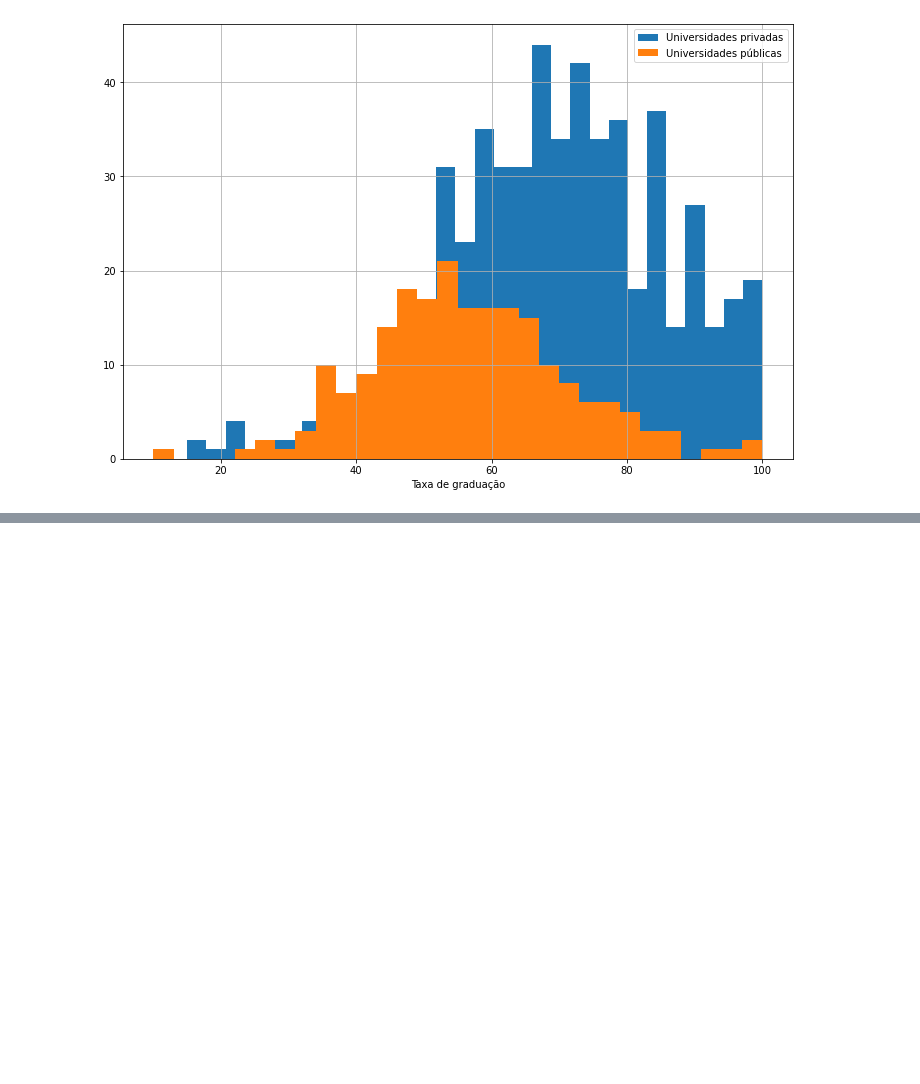
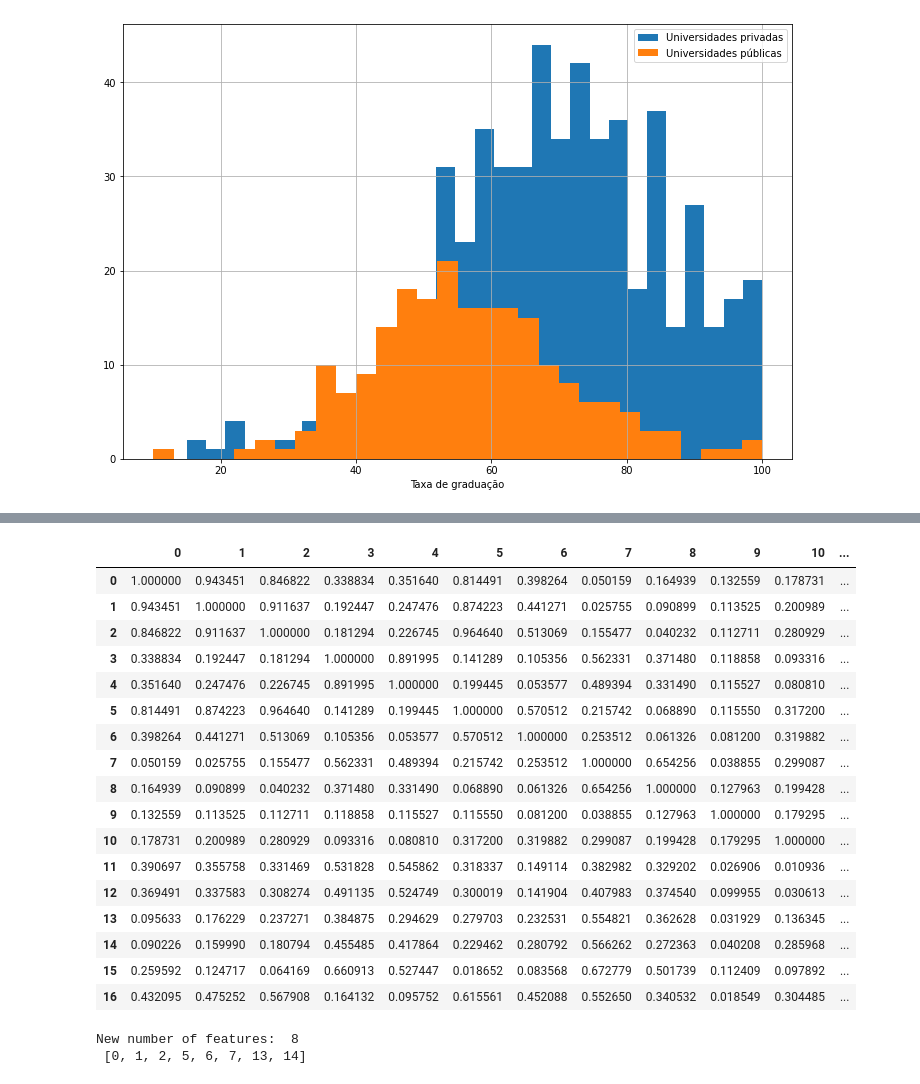
Before and after one commit to jc-costa/Aprendizagem-de-Maquina-SI, a Jupyter notebook: Mini-projeto Kmeans/K-means-College.ipynb, the cells around one changed output, grey strips where cells are left out. Cells and saved outputs as stored; diff of their text form; code cells hidden in the pictures; blank space fills up the shorter version.

```diff
--- a/Mini-projeto Kmeans/K-means-College.ipynb
+++ b/Mini-projeto Kmeans/K-means-College.ipynb
@@ -133,0 +191,25 @@ Com esssa primeira instância do K-means, com o K = 2, não obtivemos resultados
+# %%
+data_fa = np.concatenate((X,y[:,None]), axis=1)
+# %%
+df = pd.DataFrame(data_fa)
+corr = abs(df.corr())
+corr.style.background_gradient(cmap='coolwarm')
+# %% [output]
+|  | 0 | 1 | 2 | 3 | 4 | 5 | 6 | 7 | 8 | 9 | 10 | ... |
+| 0 | 1.000000 | 0.943451 | 0.846822 | 0.338834 | 0.351640 | 0.814491 | 0.398264 | 0.050159 | 0.164939 | 0.132559 | 0.178731 | ... |
+| 1 | 0.943451 | 1.000000 | 0.911637 | 0.192447 | 0.247476 | 0.874223 | 0.441271 | 0.025755 | 0.090899 | 0.113525 | 0.200989 | ... |
+| 2 | 0.846822 | 0.911637 | 1.000000 | 0.181294 | 0.226745 | 0.964640 | 0.513069 | 0.155477 | 0.040232 | 0.112711 | 0.280929 | ... |
+| 3 | 0.338834 | 0.192447 | 0.181294 | 1.000000 | 0.891995 | 0.141289 | 0.105356 | 0.562331 | 0.371480 | 0.118858 | 0.093316 | ... |
+| 4 | 0.351640 | 0.247476 | 0.226745 | 0.891995 | 1.000000 | 0.199445 | 0.053577 | 0.489394 | 0.331490 | 0.115527 | 0.080810 | ... |
+| 5 | 0.814491 | 0.874223 | 0.964640 | 0.141289 | 0.199445 | 1.000000 | 0.570512 | 0.215742 | 0.068890 | 0.115550 | 0.317200 | ... |
+| 6 | 0.398264 | 0.441271 | 0.513069 | 0.105356 | 0.053577 | 0.570512 | 1.000000 | 0.253512 | 0.061326 | 0.081200 | 0.319882 | ... |
+| 7 | 0.050159 | 0.025755 | 0.155477 | 0.562331 | 0.489394 | 0.215742 | 0.253512 | 1.000000 | 0.654256 | 0.038855 | 0.299087 | ... |
+| 8 | 0.164939 | 0.090899 | 0.040232 | 0.371480 | 0.331490 | 0.068890 | 0.061326 | 0.654256 | 1.000000 | 0.127963 | 0.199428 | ... |
+| 9 | 0.132559 | 0.113525 | 0.112711 | 0.118858 | 0.115527 | 0.115550 | 0.081200 | 0.038855 | 0.127963 | 1.000000 | 0.179295 | ... |
+| 10 | 0.178731 | 0.200989 | 0.280929 | 0.093316 | 0.080810 | 0.317200 | 0.319882 | 0.299087 | 0.199428 | 0.179295 | 1.000000 | ... |
+| 11 | 0.390697 | 0.355758 | 0.331469 | 0.531828 | 0.545862 | 0.318337 | 0.149114 | 0.382982 | 0.329202 | 0.026906 | 0.010936 | ... |
+| 12 | 0.369491 | 0.337583 | 0.308274 | 0.491135 | 0.524749 | 0.300019 | 0.141904 | 0.407983 | 0.374540 | 0.099955 | 0.030613 | ... |
+| 13 | 0.095633 | 0.176229 | 0.237271 | 0.384875 | 0.294629 | 0.279703 | 0.232531 | 0.554821 | 0.362628 | 0.031929 | 0.136345 | ... |
+| 14 | 0.090226 | 0.159990 | 0.180794 | 0.455485 | 0.417864 | 0.229462 | 0.280792 | 0.566262 | 0.272363 | 0.040208 | 0.285968 | ... |
+| 15 | 0.259592 | 0.124717 | 0.064169 | 0.660913 | 0.527447 | 0.018652 | 0.083568 | 0.672779 | 0.501739 | 0.112409 | 0.097892 | ... |
+| 16 | 0.432095 | 0.475252 | 0.567908 | 0.164132 | 0.095752 | 0.615561 | 0.452088 | 0.552650 | 0.340532 | 0.018549 | 0.304485 | ... |
@@ -133,0 +218,6 @@ Com esssa primeira instância do K-means, com o K = 2, não obtivemos resultados
+# %%
+new_feat_idx = [idx for idx in range(16) if (corr[16].values[idx] > threshold) ]
+print("New number of features: ", len(new_feat_idx), '\n', new_feat_idx)
+# %% [output]
+New number of features:  8
+ [0, 1, 2, 5, 6, 7, 13, 14]
```
Also changed, not shown: parts of 17 cells of this notebook.
